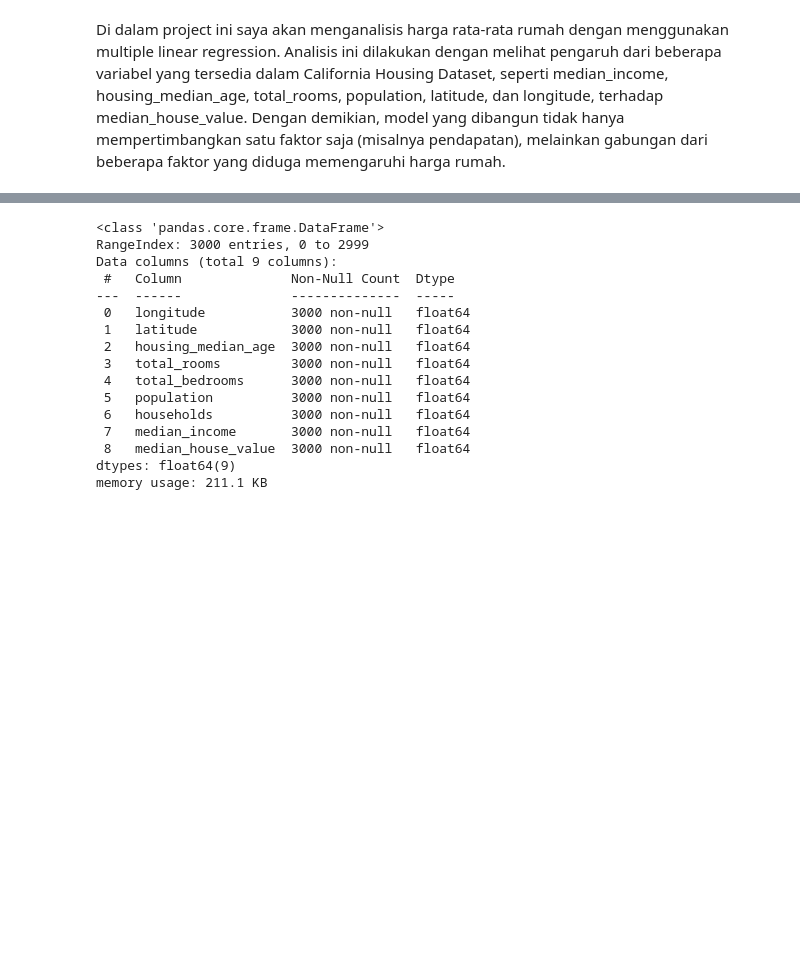
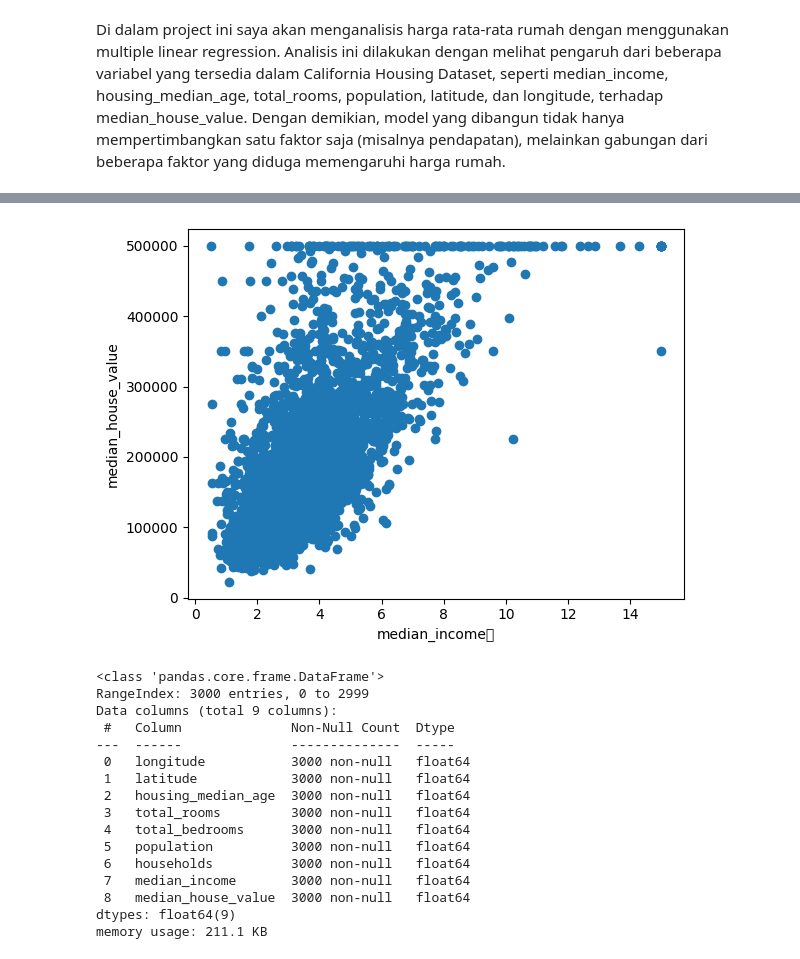
Before and after one commit to ChristopherJonathan0/California-Housing-Prediction-using-Multiple-Linear-Regression, a Jupyter notebook: California_Housing_Prediction_with_Multiple_Linear_Regression.ipynb, the cells around one changed output, grey strips where cells are left out. Cells and saved outputs as stored; diff of their text form; code cells hidden in the pictures; blank space fills up the shorter version.

```diff
--- a/California_Housing_Prediction_with_Multiple_Linear_Regression.ipynb
+++ b/California_Housing_Prediction_with_Multiple_Linear_Regression.ipynb
@@ -48,6 +47,13 @@ df2.corr(method='pearson')
 | households | 0.051062 | -0.068296 | -0.305171 | 0.914116 | 0.970758 | 0.895530 | 1.000000 | ... |
 | median_income | -0.018701 | -0.072363 | -0.144315 | 0.221249 | 0.024025 | 0.032361 | 0.048625 | ... |
 | median_house_value | -0.050662 | -0.138428 | 0.091409 | 0.160427 | 0.082279 | -0.001192 | 0.100176 | ... |
+# %%
+plt.xlabel('median_income	')
+plt.ylabel('median_house_value')
+plt.scatter(df2['median_income'], df2['median_house_value'])
+plt.show()
+# %% [output]
+[figure, added]
 # %%
 df2.info()
 # %% [output]
```
Also changed, not shown: parts of 15 cells of this notebook.
